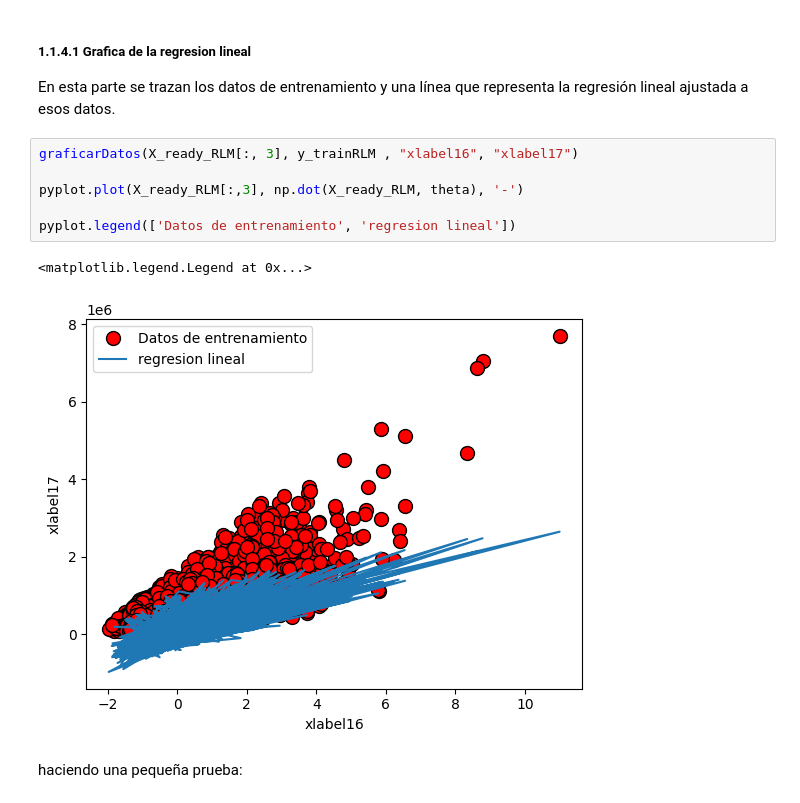
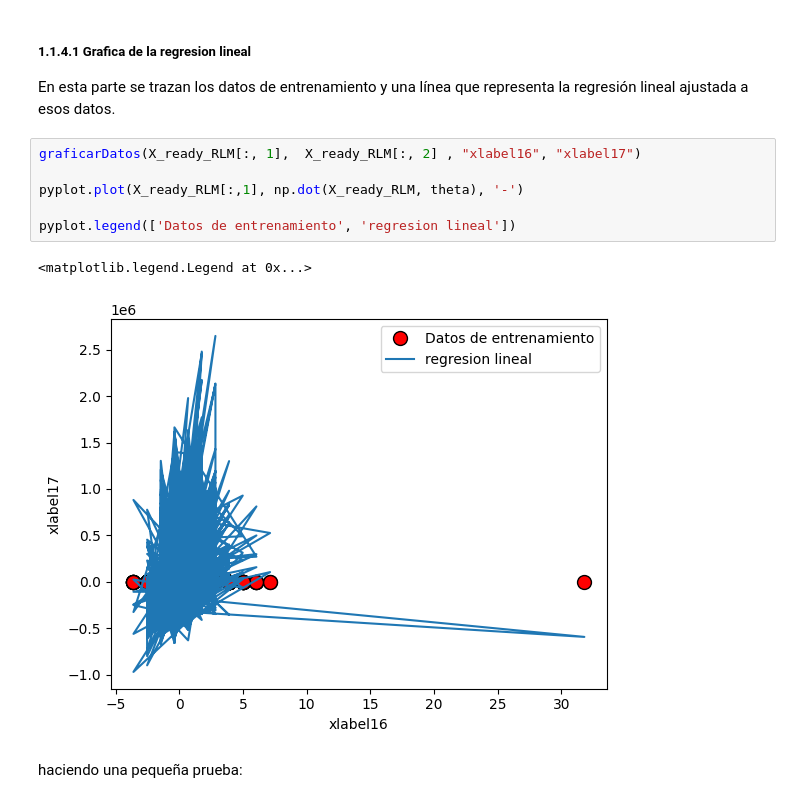
Before and after one commit to bspoloo/SIS420-012024, a Jupyter notebook: Laboratorios/Laboratorio 4/Regresion lineal.ipynb, the cells around one changed output. Cells and saved outputs as stored; diff of their text form.

```diff
--- a/Laboratorios/Laboratorio 4/Regresion lineal.ipynb
+++ b/Laboratorios/Laboratorio 4/Regresion lineal.ipynb
@@ -467,14 +467,14 @@ Text(0, 0.5, 'Costo J')
 
 En esta parte se trazan los datos de entrenamiento y una línea que representa la regresión lineal ajustada a esos datos.
 # %%
-graficarDatos(X_ready_RLM[:, 3], y_trainRLM , "xlabel16", "xlabel17")
+graficarDatos(X_ready_RLM[:, 1],  X_ready_RLM[:, 2] , "xlabel16", "xlabel17")
 
-pyplot.plot(X_ready_RLM[:,3], np.dot(X_ready_RLM, theta), '-')
+pyplot.plot(X_ready_RLM[:,1], np.dot(X_ready_RLM, theta), '-')
 
 pyplot.legend(['Datos de entrenamiento', 'regresion lineal'])
 # %% [output]
 <matplotlib.legend.Legend at 0x...>
-[figure, old version]
+[figure, new version]
 # %% [markdown]
 haciendo una pequeña prueba:
 # %%
```
Also changed, not shown: parts of 24 cells of this notebook.
